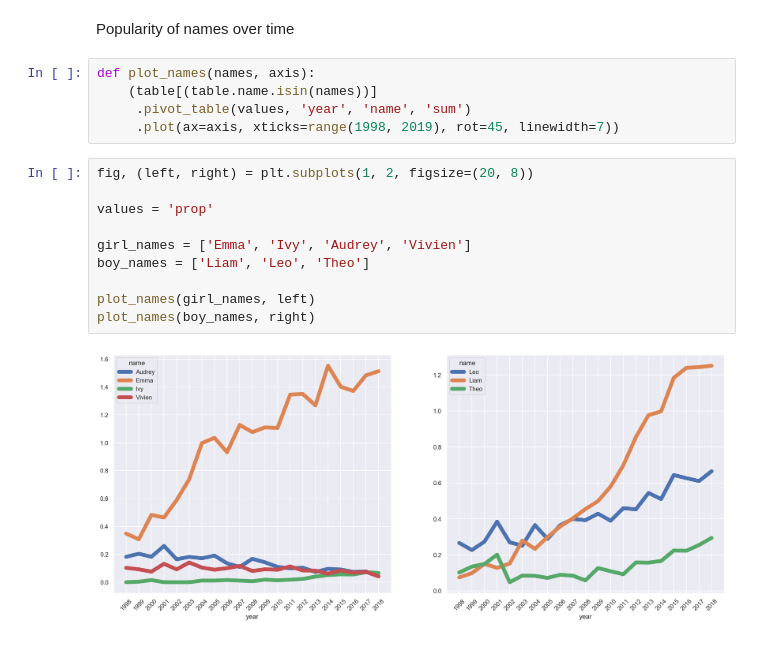
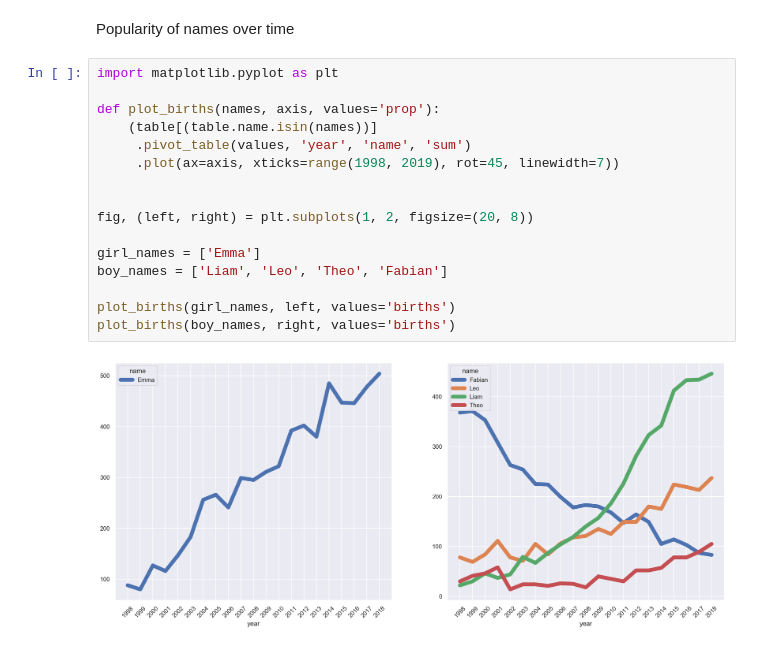
Before and after one commit to fabiangunzinger/learning, a Jupyter notebook: python-for-data-analysis/chap14-examples.ipynb, the cells around one changed output. Drawn from its saved outputs; the diff is of its cells as text.

```diff
--- a/python-for-data-analysis/chap14-examples.ipynb
+++ b/python-for-data-analysis/chap14-examples.ipynb
@@ -447,19 +524,20 @@ years = [2018]
 # %% [markdown]
 Popularity of names over time
 # %%
-def plot_names(names, axis):
+import matplotlib.pyplot as plt
+
+def plot_births(names, axis, values='prop'):
     (table[(table.name.isin(names))]
      .pivot_table(values, 'year', 'name', 'sum')
      .plot(ax=axis, xticks=range(1998, 2019), rot=45, linewidth=7))
+
+
+fig, (left, right) = plt.subplots(1, 2, figsize=(20, 8))
+
+girl_names = ['Emma']
+boy_names = ['Liam', 'Leo', 'Theo', 'Fabian']
+
+plot_births(girl_names, left, values='births')
+plot_births(boy_names, right, values='births')
+# %% [output]
+[figure, added]
-# %%
-fig, (left, right) = plt.subplots(1, 2, figsize=(20, 8))
-
-values = 'prop'
-
-girl_names = ['Emma', 'Ivy', 'Audrey', 'Vivien']
-boy_names = ['Liam', 'Leo', 'Theo']
-
-plot_names(girl_names, left)
-plot_names(boy_names, right)
-# %% [output]
-[figure, removed]
```
Also changed, not shown: parts of 16 cells of this notebook, 3 other files.
